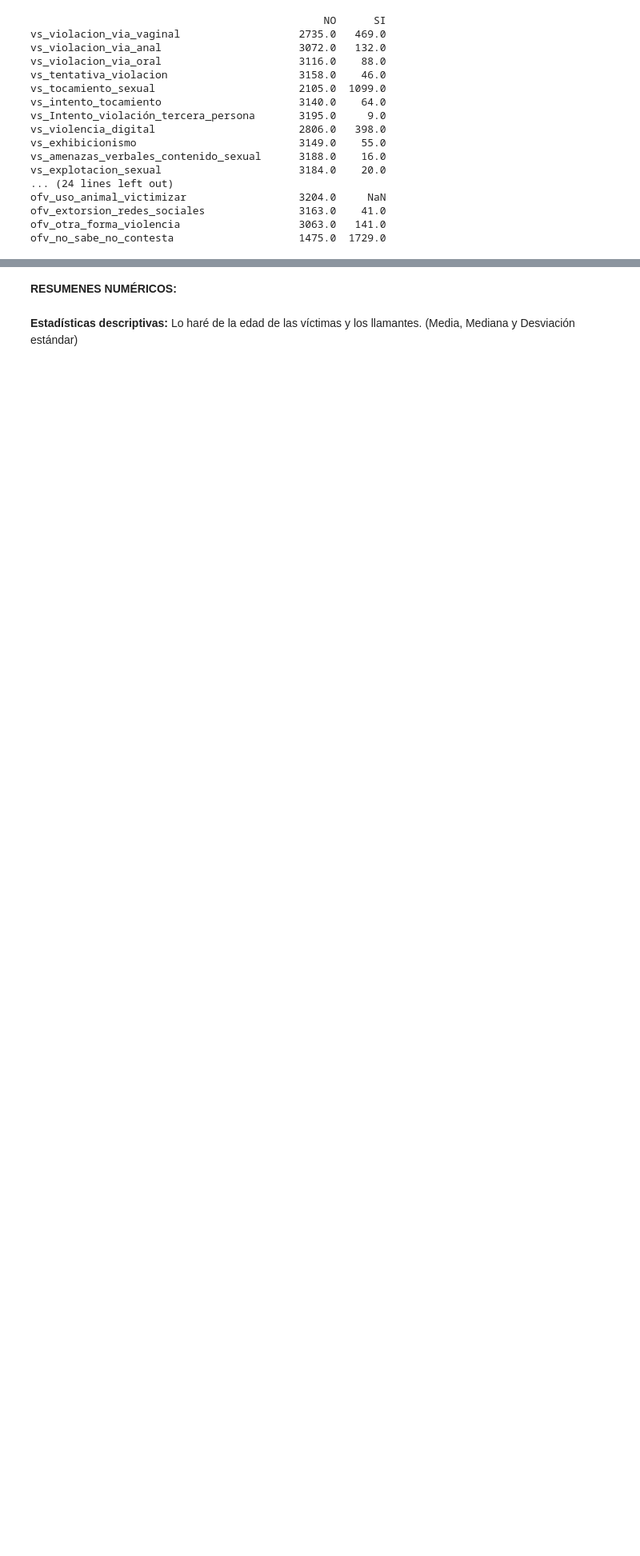
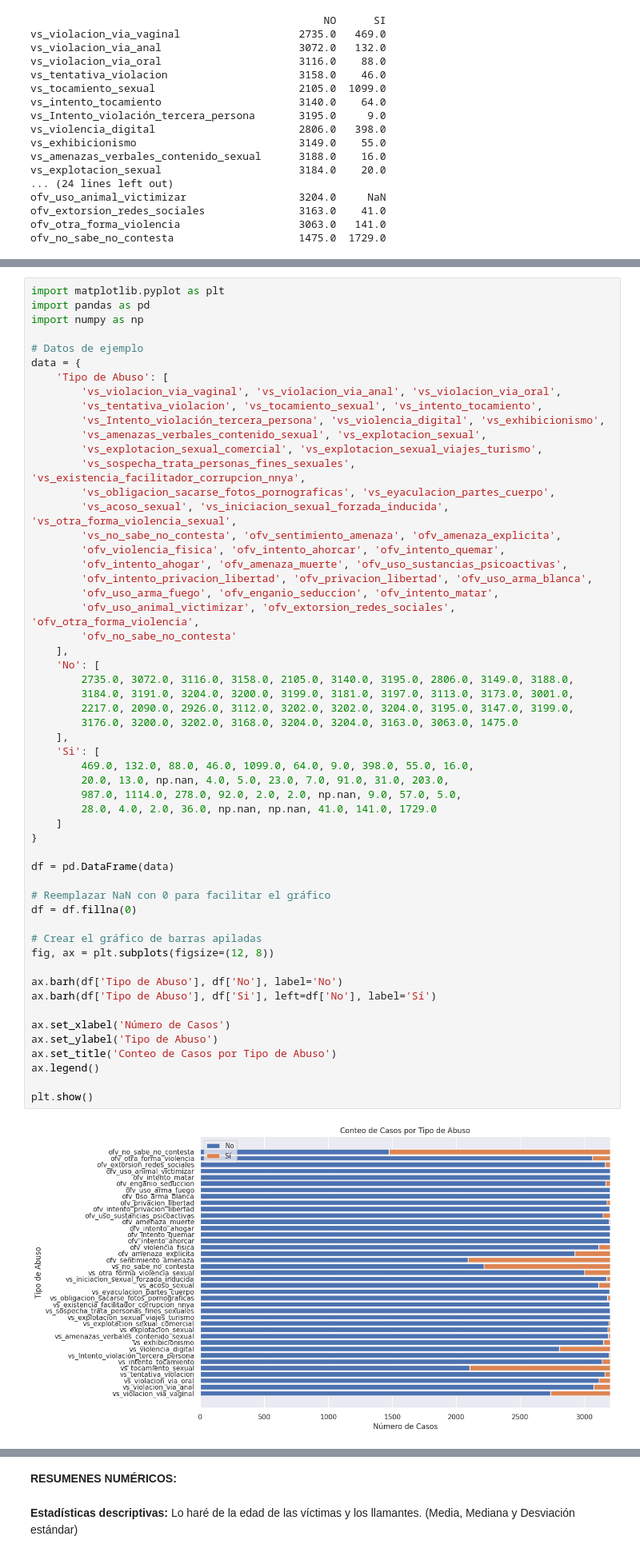
Before and after one commit to originarsemkt/BASE-DE-DATOS-TECNOFULL, a Jupyter notebook: ENTREGA_FINAL.ipynb, the cells around one changed output, grey strips where cells are left out. Shown at 80% size. Cells and saved outputs as stored; diff of their text form; blank space fills up the shorter version.

```diff
--- a/ENTREGA_FINAL.ipynb
+++ b/ENTREGA_FINAL.ipynb
@@ -600,0 +578,57 @@ plt.show()
+# %%
+import matplotlib.pyplot as plt
+import pandas as pd
+import numpy as np
+
+# Datos de ejemplo
+data = {
+    'Tipo de Abuso': [
+        'vs_violacion_via_vaginal', 'vs_violacion_via_anal', 'vs_violacion_via_oral',
+        'vs_tentativa_violacion', 'vs_tocamiento_sexual', 'vs_intento_tocamiento',
+        'vs_Intento_violación_tercera_persona', 'vs_violencia_digital', 'vs_exhibicionismo',
+        'vs_amenazas_verbales_contenido_sexual', 'vs_explotacion_sexual',
+        'vs_explotacion_sexual_comercial', 'vs_explotacion_sexual_viajes_turismo',
+        'vs_sospecha_trata_personas_fines_sexuales', 'vs_existencia_facilitador_corrupcion_nnya',
+        'vs_obligacion_sacarse_fotos_pornograficas', 'vs_eyaculacion_partes_cuerpo',
+        'vs_acoso_sexual', 'vs_iniciacion_sexual_forzada_inducida', 'vs_otra_forma_violencia_sexual',
+        'vs_no_sabe_no_contesta', 'ofv_sentimiento_amenaza', 'ofv_amenaza_explicita',
+        'ofv_violencia_fisica', 'ofv_intento_ahorcar', 'ofv_intento_quemar',
+        'ofv_intento_ahogar', 'ofv_amenaza_muerte', 'ofv_uso_sustancias_psicoactivas',
+        'ofv_intento_privacion_libertad', 'ofv_privacion_libertad', 'ofv_uso_arma_blanca',
+        'ofv_uso_arma_fuego', 'ofv_enganio_seduccion', 'ofv_intento_matar',
+        'ofv_uso_animal_victimizar', 'ofv_extorsion_redes_sociales', 'ofv_otra_forma_violencia',
+        'ofv_no_sabe_no_contesta'
+    ],
+    'No': [
+        2735.0, 3072.0, 3116.0, 3158.0, 2105.0, 3140.0, 3195.0, 2806.0, 3149.0, 3188.0,
+        3184.0, 3191.0, 3204.0, 3200.0, 3199.0, 3181.0, 3197.0, 3113.0, 3173.0, 3001.0,
+        2217.0, 2090.0, 2926.0, 3112.0, 3202.0, 3202.0, 3204.0, 3195.0, 3147.0, 3199.0,
+        3176.0, 3200.0, 3202.0, 3168.0, 3204.0, 3204.0, 3163.0, 3063.0, 1475.0
+    ],
+    'Si': [
+        469.0, 132.0, 88.0, 46.0, 1099.0, 64.0, 9.0, 398.0, 55.0, 16.0,
+        20.0, 13.0, np.nan, 4.0, 5.0, 23.0, 7.0, 91.0, 31.0, 203.0,
+        987.0, 1114.0, 278.0, 92.0, 2.0, 2.0, np.nan, 9.0, 57.0, 5.0,
+        28.0, 4.0, 2.0, 36.0, np.nan, np.nan, 41.0, 141.0, 1729.0
+    ]
+}
+
+df = pd.DataFrame(data)
+
+# Reemplazar NaN con 0 para facilitar el gráfico
+df = df.fillna(0)
+
+# Crear el gráfico de barras apiladas
+fig, ax = plt.subplots(figsize=(12, 8))
+
+ax.barh(df['Tipo de Abuso'], df['No'], label='No')
+ax.barh(df['Tipo de Abuso'], df['Si'], left=df['No'], label='Sí')
+
+ax.set_xlabel('Número de Casos')
+ax.set_ylabel('Tipo de Abuso')
+ax.set_title('Conteo de Casos por Tipo de Abuso')
+ax.legend()
+
+plt.show()
+# %% [output]
+[figure, added]
```
Also changed, not shown: parts of 13 cells of this notebook.
